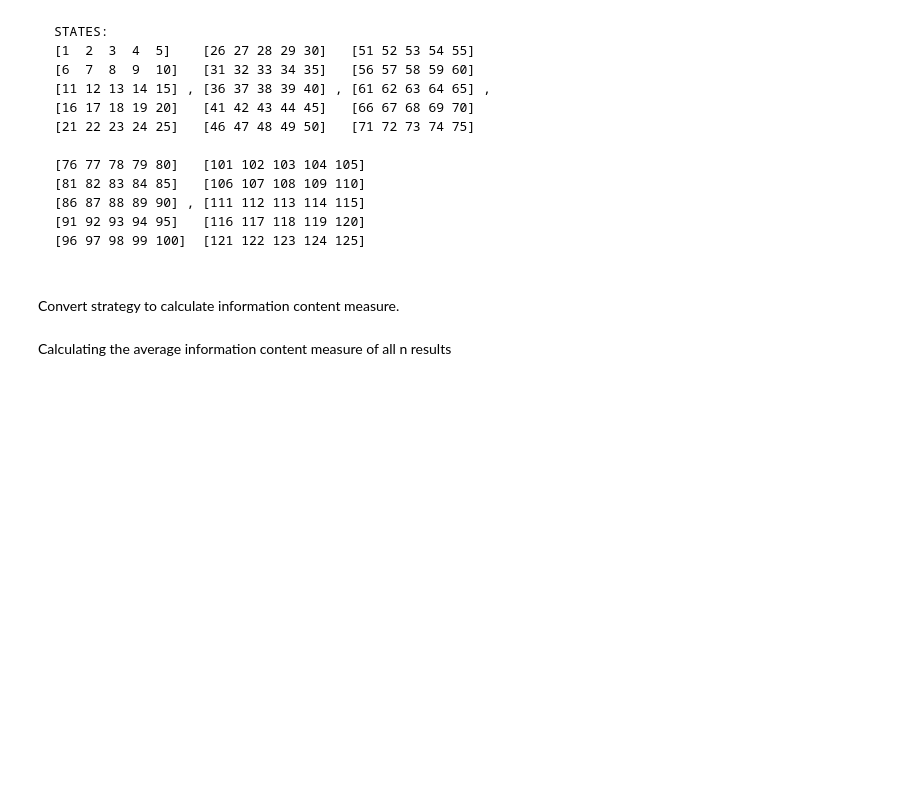
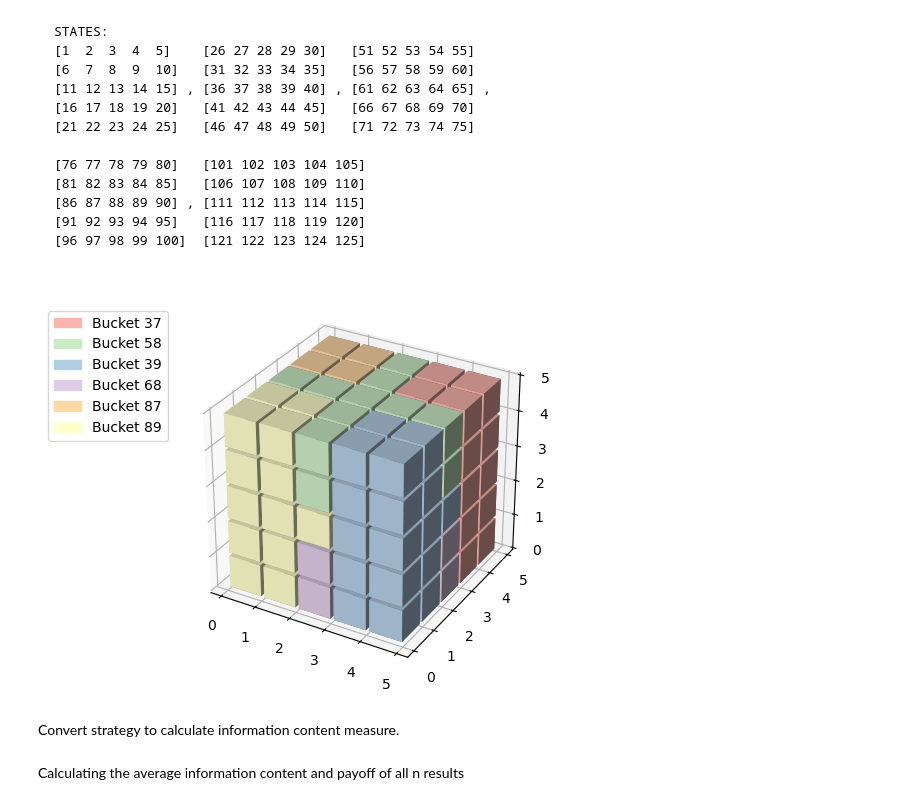
Before and after one commit to maxb00/Emergence-of-Vagueness, a Jupyter notebook: gurobi/gurobi_test.ipynb, the cells around one changed output. Cells and saved outputs as stored; diff of their text form; code cells hidden in the pictures; blank space fills up the shorter version.

```diff
--- a/gurobi/gurobi_test.ipynb
+++ b/gurobi/gurobi_test.ipynb
@@ -162,15 +169,15 @@ def neighbor_lst(num_traits: int, num_states: int):
 # %%
 # parameters
-t = 3
-n_per_t = 6
-n = n_per_t**t
-k = 6
-reward_param = (1, 0.5)
+t = 3                   # number of traits
+n_per_t = 5             # number of states per trait
+n = n_per_t**t          # total number of states
+k = 6                   # number of signals
+reward_param = (1, 0.5) # reward parameter
 
 V = np.asarray([i for i in range(n)])
 
-state_prob = gen_state_prob(t, n_per_t)
-# state_prob = np.full(n, 1/n, dtype=np.float64)
+state_prob = gen_state_prob(t, n_per_t)        # Gaussian
+# state_prob = np.full(n, 1/n, dtype=np.float64) # uniform
 
 reward = reward_matrix(t, n_per_t, reward_param)
 
@@ -178,7 +187,9 @@ neighbor = neighbor_lst(t, n_per_t)
 # %%
 # Hess variables
 # x[i, j] = 1 iff state i is in bucket j
-# NOTE: "bucket j" means that action j is played in that bucket
+# NOTE:
+# - "bucket j" means that action j is played in that bucket
+# - x[i, j] == pr[signal j | state i] (probability of signal j given state i)
 x = model.addVars(V, V, vtype=GRB.BINARY)
 
 # cut egde variables
@@ -188,24 +199,3 @@ y = model.addVars(V, V, vtype=GRB.BINARY)
 # flow variables
 # f[i, j] = the flow from state i to state j
 f = model.addVars(V, V)
-
-# coverted x variables
-cx = model.addVars(V, V, vtype=GRB.CONTINUOUS)
-
-# weighted x
-wx = model.addVars(V, V, vtype=GRB.CONTINUOUS)
-
-# normalization ratio variables
-norm_ratio = model.addVars(V, vtype=GRB.CONTINUOUS)
-
-# prob[state | sig] variable
-prob = model.addVars(V, V, vtype=GRB.CONTINUOUS)
-
-# prob[state | sig] / prob[state] variable
-probdiff = model.addVars(V, V, vtype=GRB.CONTINUOUS)
-
-# converted probdiff variables
-cprobdiff = model.addVars(V, V, vtype=GRB.CONTINUOUS)
-
-# log(prob[state | sig] / prob[state]) variable
-log = model.addVars(V, V, vtype=GRB.CONTINUOUS)
@@ -404,6 +479,11 @@ Bucket 17: 16 17 18 25 26 27
 Bucket 23: 20 22 23 24
 
 GLPK Output again for comparison. -->
+# %%
+cube = dh.rotate_aboutZ(cube)
+dh.show(cube, legend)
+# %% [output]
+[figure, added]
 # %% [markdown]
 Convert strategy to calculate information content measure.
 # %%
@@ -482,7 +562,7 @@ def stats(inf, inf_sigstates):
       print()
     print()
 # %% [markdown]
-Calculating the average information content measure of all n results
+Calculating the average information content and payoff of all n results
 # %%
 # n solutions
 n_solutions = model.getAttr("SolCount")
```
Also changed, not shown: parts of 16 cells of this notebook, 3 other files.
